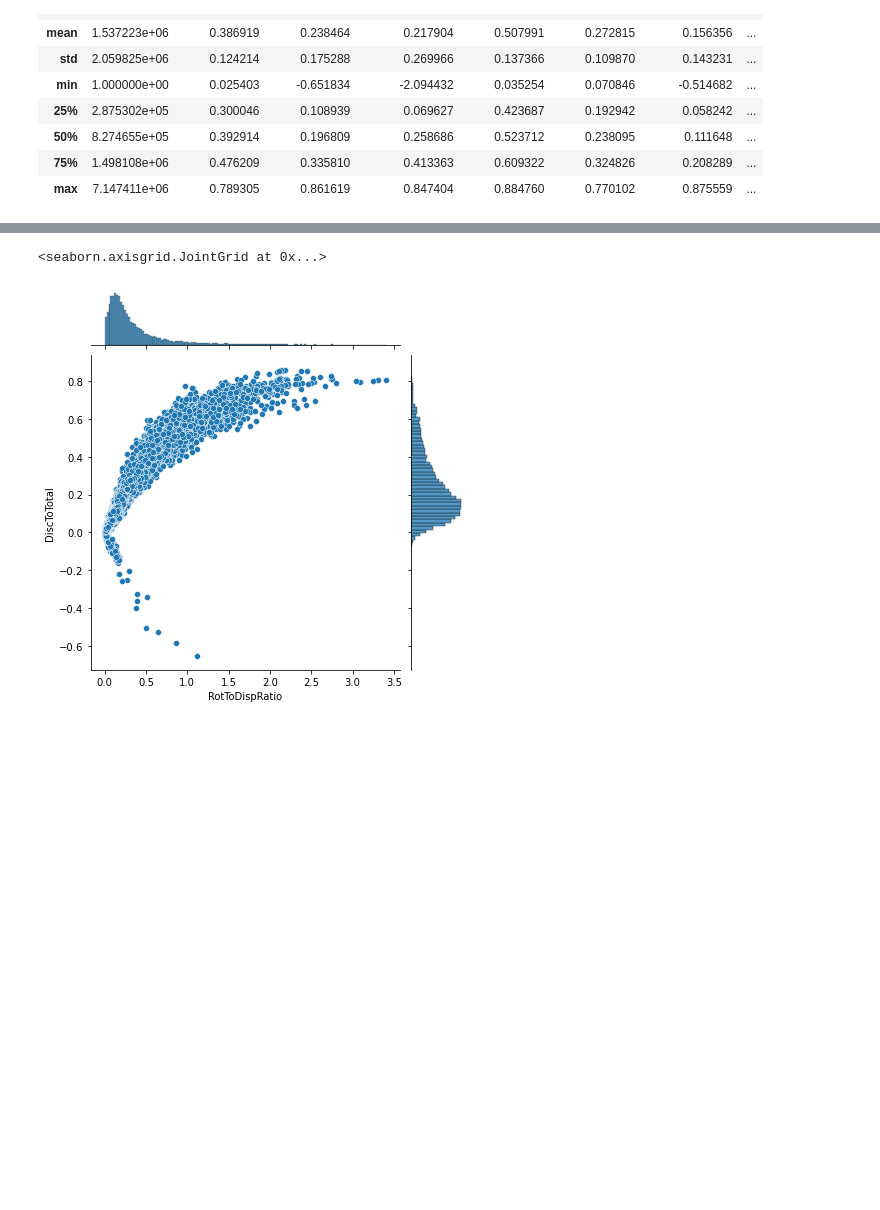
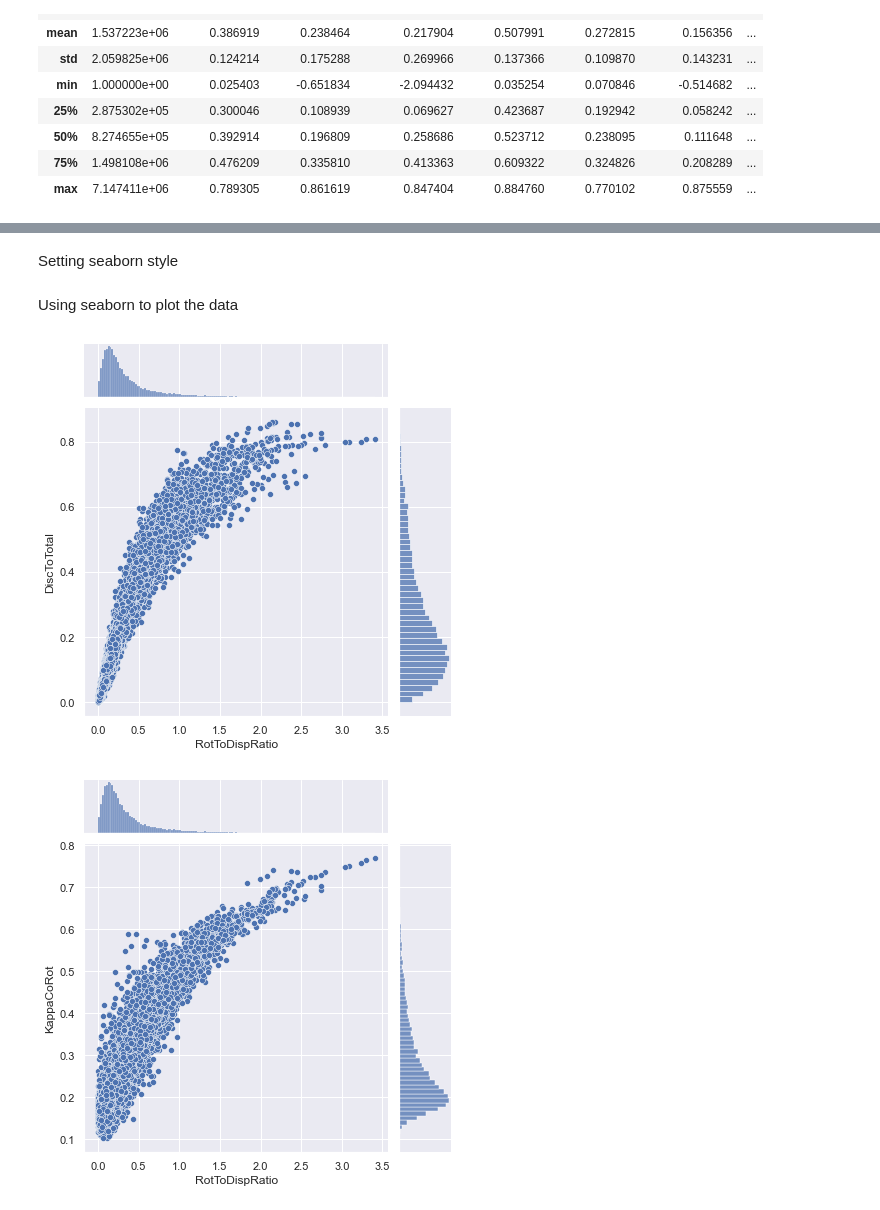
Before and after one commit to MariaPaulaRojas/RECA-internship, a Jupyter notebook: Analysis/Figure1.ipynb, the cells around one changed output, grey strips where cells are left out. Drawn from its saved outputs; the diff is of its cells as text; code cells hidden in the pictures; blank space fills up the shorter version.

Commit message:
Atempt to obtain figure 1 Thob et al

```diff
--- a/Analysis/Figure1.ipynb
+++ b/Analysis/Figure1.ipynb
@@ -61,0 +77,4 @@ df.describe()
+# %%
+df=df.drop(df[df['DiscToTotal']<0].index)
+df=df.drop(df[df['KappaCoRot']<0].index)
+df=df.drop(df[df['MedOrbitCircu']<0].index)
@@ -62,5 +109,35 @@ df.describe()
+# %% [markdown]
+Setting seaborn style
+# %%
+sns.set()
+# %% [markdown]
+Using seaborn to plot the data
 # %%
-sns.jointplot(x='RotToDispRatio', y='DiscToTotal', data=df)
+g0=sns.jointplot(x='RotToDispRatio', y='DiscToTotal', data=df)
+g1=sns.jointplot(x='RotToDispRatio', y='KappaCoRot', data=df)
+g2=sns.jointplot(x='RotToDispRatio', y='MedOrbitCircu', data=df)
+g3=plt.hist(x='RotToDispRatio', bins=379, color='#F2AB6D')
+
+plt.cm.
+#g0.savefig('g0.png')
+#plt.close(g0.fig)
+
+#g1.savefig('g1.png')
+#plt.close(g1.fig)
+
+#g2.savefig('g2.png')
+#plt.close(g2.fig)
+
+#g3.savefig('g3.png')
+#plt.close(g2.fig)
+
+#f, axarr = plt.subplots(3, 1, figsize=(25, 16))
+
+#axarr[0].imshow(mpimg.imread('g0.png'))
+#axarr[0].imshow(mpimg.imread('g3.png'))
+
+#axarr[1].imshow(mpimg.imread('g1.png'))
+#axarr[2].imshow(mpimg.imread('g2.png'))
 # %% [output]
-<seaborn.axisgrid.JointGrid at 0x...>
-[figure, old version]
+[figure, new version]
+[figure, added]
```
Also changed, not shown: parts of 11 cells of this notebook.
